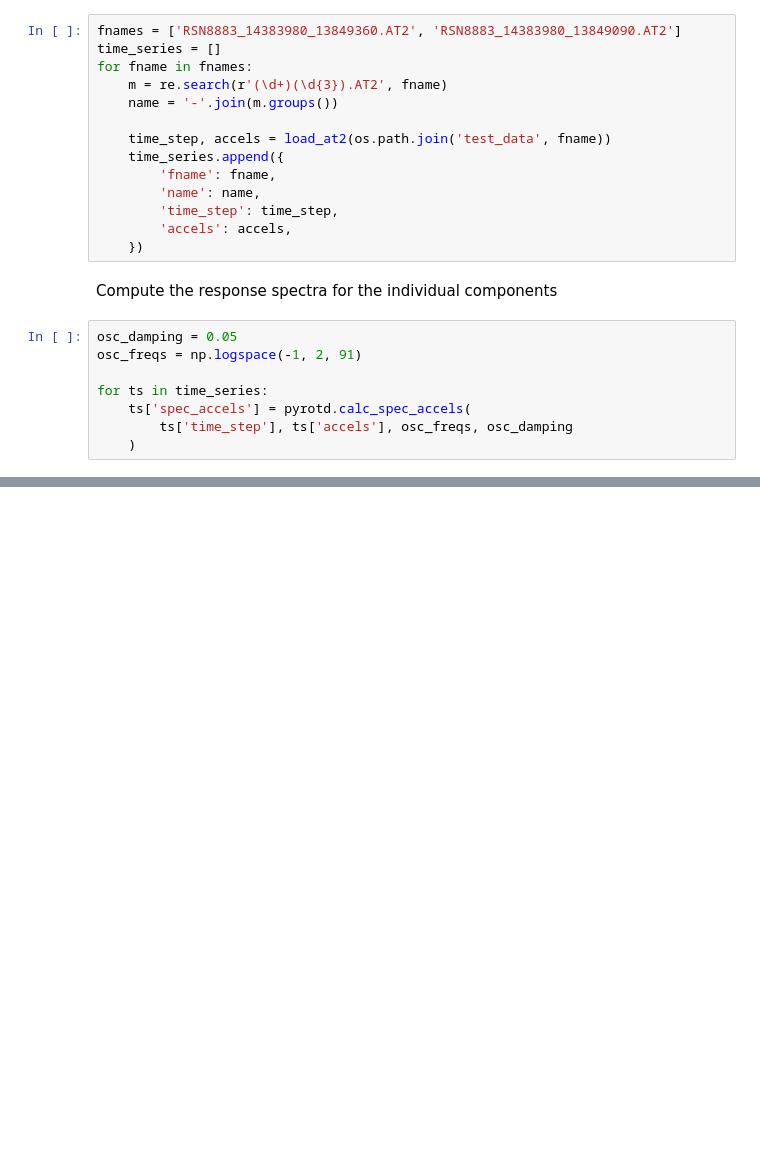
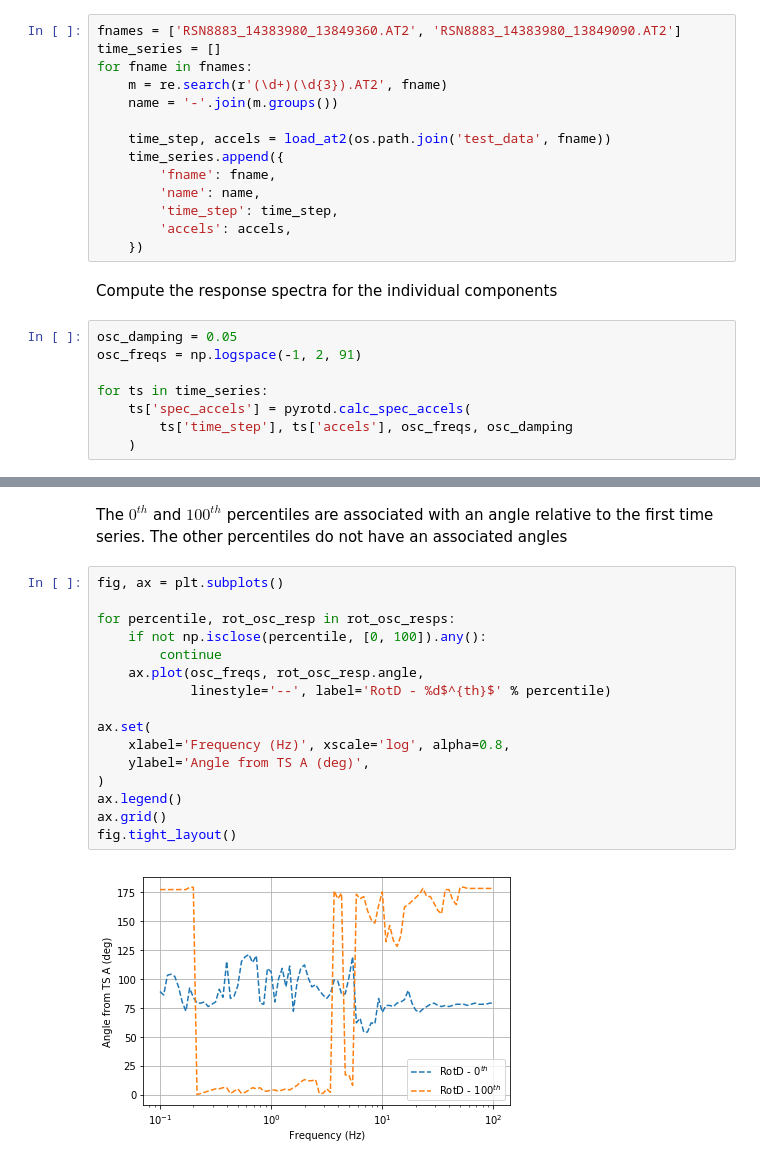
Before and after one commit to arkottke/pyrotd, a Jupyter notebook: example.ipynb, the cells around one changed output, grey strips where cells are left out. Drawn from its saved outputs; the diff is of its cells as text; blank space fills up the shorter version.

```diff
--- a/example.ipynb
+++ b/example.ipynb
@@ -94,0 +93,20 @@ array([[(   0.,   2.77670363e-04,   89.), (  50.,   6.60801467e-04,   nan),
+# %% [markdown]
+The $0^{th}$ and $100^{th}$ percentiles are associated with an angle relative to the first time series. The other percentiles do not have an associated angles
+# %%
+fig, ax = plt.subplots()
+
+for percentile, rot_osc_resp in rot_osc_resps:
+    if not np.isclose(percentile, [0, 100]).any():
+        continue
+    ax.plot(osc_freqs, rot_osc_resp.angle,
+            linestyle='--', label='RotD - %d$^{th}$' % percentile)
+
+ax.set(
+    xlabel='Frequency (Hz)', xscale='log', alpha=0.8,
+    ylabel='Angle from TS A (deg)',
+)
+ax.legend()
+ax.grid()
+fig.tight_layout()
+# %% [output]
+[figure, added]
```
Also changed, not shown: parts of 9 cells of this notebook.
